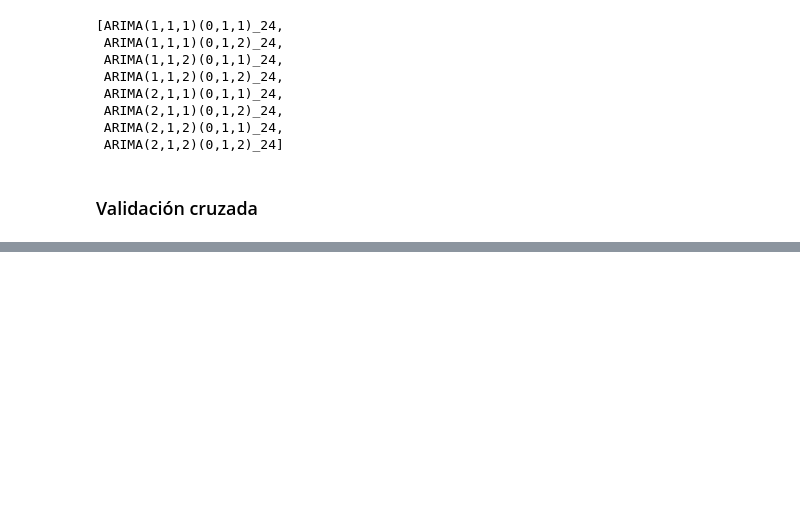
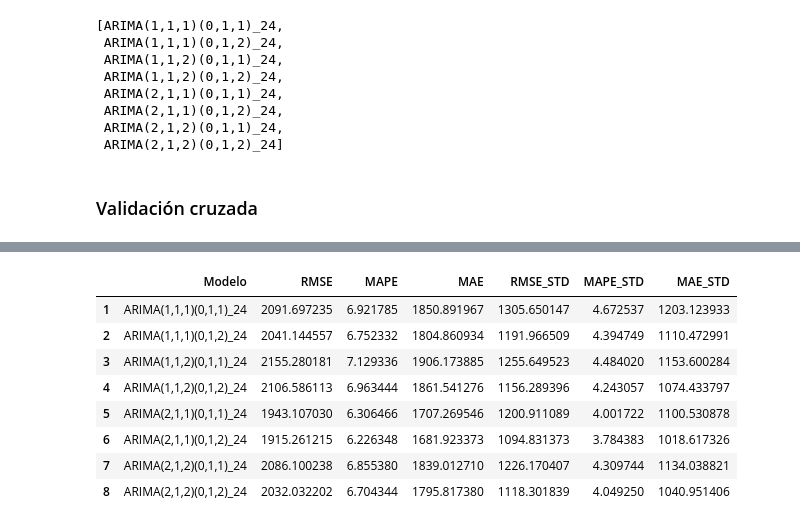
Before and after one commit to JairRamosG/Demanda_Energetica_SARIMA, a Jupyter notebook: notebooks/03_Modelos.ipynb, the cells around one changed output, grey strips where cells are left out. Cells and saved outputs as stored; diff of their text form; code cells hidden in the pictures; blank space fills up the shorter version.

Commit message:
función para comparación de metricas

```diff
--- a/notebooks/03_Modelos.ipynb
+++ b/notebooks/03_Modelos.ipynb
@@ -169,0 +187,14 @@ cv_rolling = sf.cross_validation(
+# %%
+alias_modelos = [m.alias for m in modelos]
+metricas_sarimas = metricas_cv(cv_rolling, alias_modelos)
+metricas_sarimas
+# %% [output]
+|  | Modelo | RMSE | MAPE | MAE | RMSE_STD | MAPE_STD | MAE_STD |
+| 1 | ARIMA(1,1,1)(0,1,1)_24 | 2091.697235 | 6.921785 | 1850.891967 | 1305.650147 | 4.672537 | 1203.123933 |
+| 2 | ARIMA(1,1,1)(0,1,2)_24 | 2041.144557 | 6.752332 | 1804.860934 | 1191.966509 | 4.394749 | 1110.472991 |
+| 3 | ARIMA(1,1,2)(0,1,1)_24 | 2155.280181 | 7.129336 | 1906.173885 | 1255.649523 | 4.484020 | 1153.600284 |
+| 4 | ARIMA(1,1,2)(0,1,2)_24 | 2106.586113 | 6.963444 | 1861.541276 | 1156.289396 | 4.243057 | 1074.433797 |
+| 5 | ARIMA(2,1,1)(0,1,1)_24 | 1943.107030 | 6.306466 | 1707.269546 | 1200.911089 | 4.001722 | 1100.530878 |
+| 6 | ARIMA(2,1,1)(0,1,2)_24 | 1915.261215 | 6.226348 | 1681.923373 | 1094.831373 | 3.784383 | 1018.617326 |
+| 7 | ARIMA(2,1,2)(0,1,1)_24 | 2086.100238 | 6.855380 | 1839.012710 | 1226.170407 | 4.309744 | 1134.038821 |
+| 8 | ARIMA(2,1,2)(0,1,2)_24 | 2032.032202 | 6.704344 | 1795.817380 | 1118.301839 | 4.049250 | 1040.951406 |
```
Also changed, not shown: parts of 2 cells of this notebook, 1 other file.
